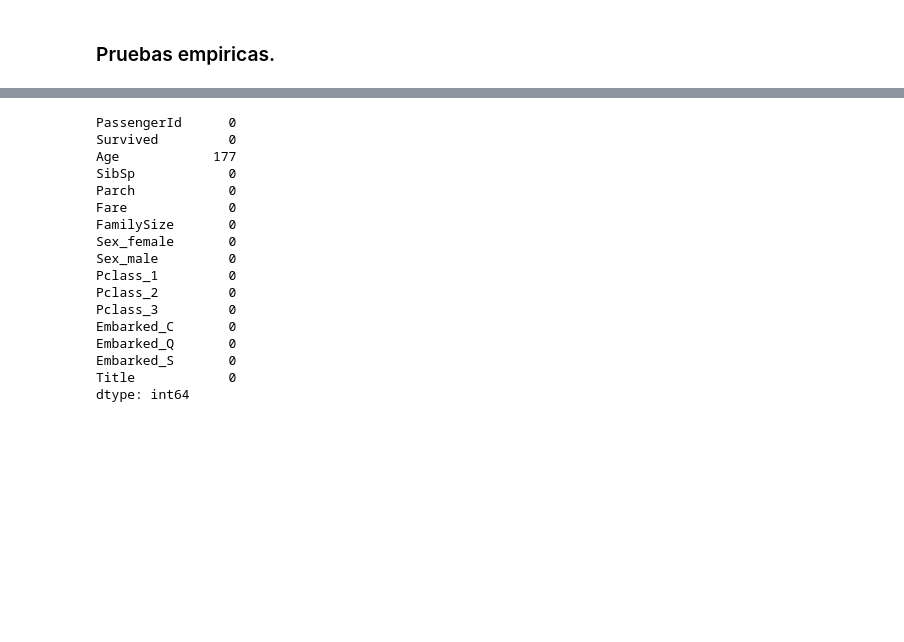
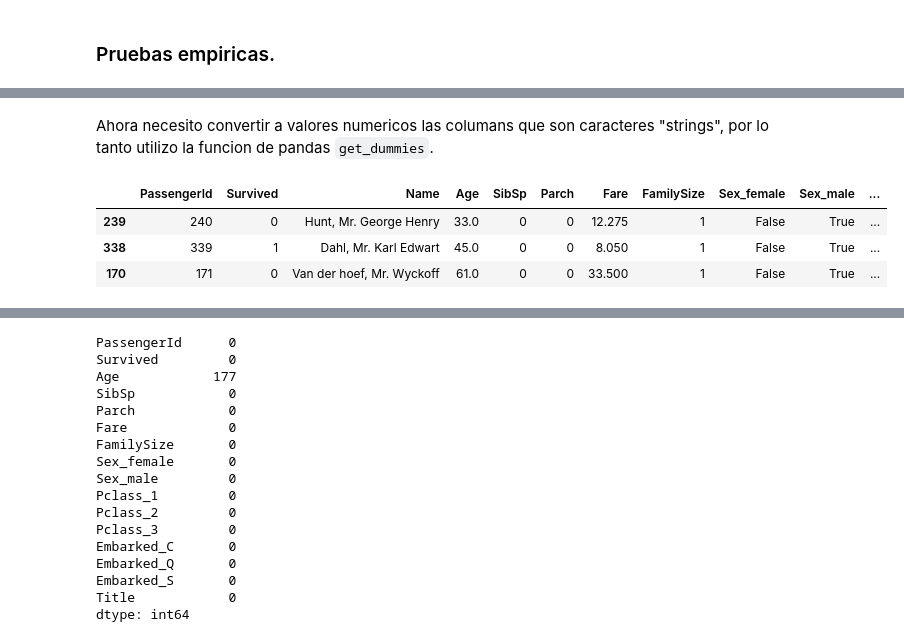
Before and after one commit to uriellmendezz/Titanic, a Jupyter notebook: jupyter/EDA.ipynb, the cells around one changed output, grey strips where cells are left out. Drawn from its saved outputs; the diff is of its cells as text; code cells hidden in the pictures; blank space fills up the shorter version.

```diff
--- a/jupyter/EDA_titanic.ipynb
+++ b/jupyter/EDA.ipynb
@@ -57,0 +56,10 @@ df.sample(3)
+# %% [markdown]
+Ahora necesito convertir a valores numericos las columans que son caracteres "strings", por lo tanto utilizo la funcion de pandas `get_dummies`.
+# %%
+df = pd.get_dummies(df, columns=['Sex', 'Pclass', 'Embarked'])
+df.sample(3)
+# %% [output]
+|  | PassengerId | Survived | Name | Age | SibSp | Parch | Fare | FamilySize | Sex_female | Sex_male | ... |
+| 239 | 240 | 0 | Hunt, Mr. George Henry | 33.0 | 0 | 0 | 12.275 | 1 | False | True | ... |
+| 338 | 339 | 1 | Dahl, Mr. Karl Edwart | 45.0 | 0 | 0 | 8.050 | 1 | False | True | ... |
+| 170 | 171 | 0 | Van der hoef, Mr. Wyckoff | 61.0 | 0 | 0 | 33.500 | 1 | False | True | ... |
```
Also changed, not shown: parts of 43 cells of this notebook.
